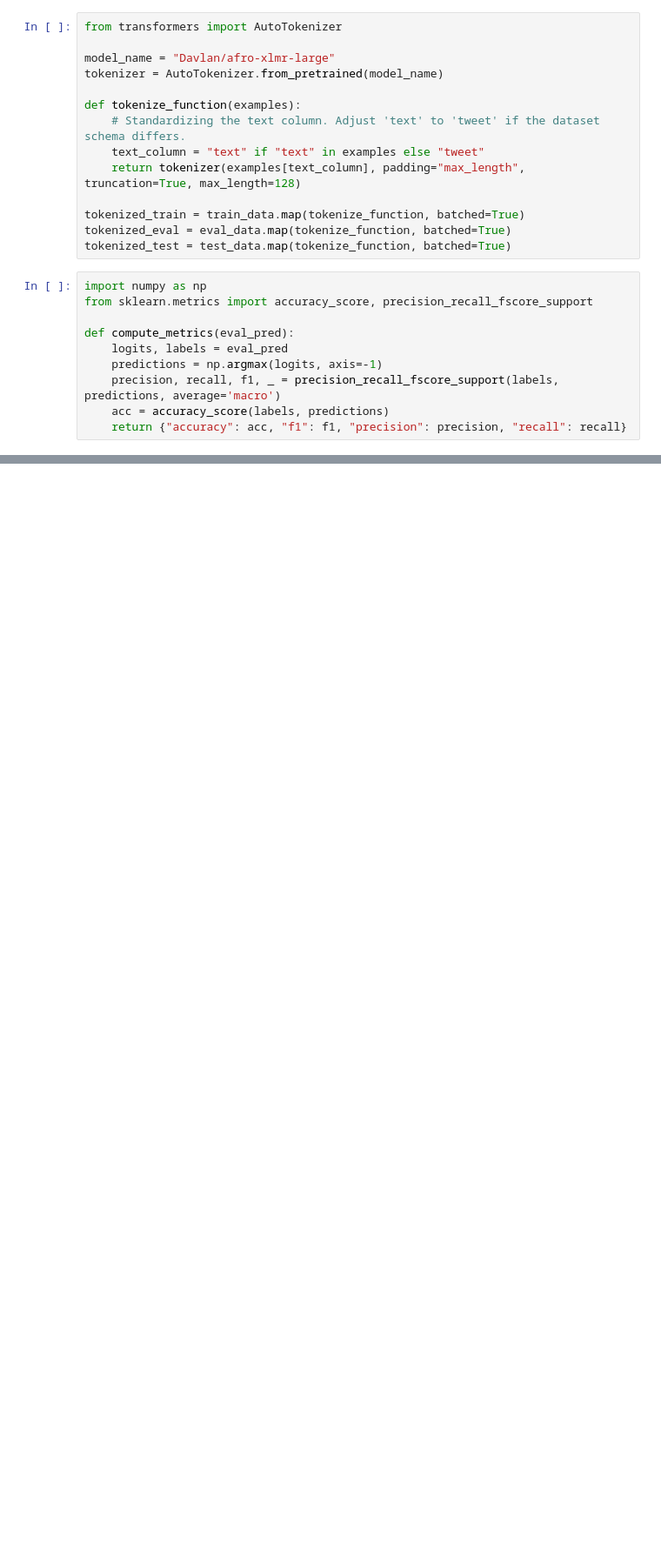
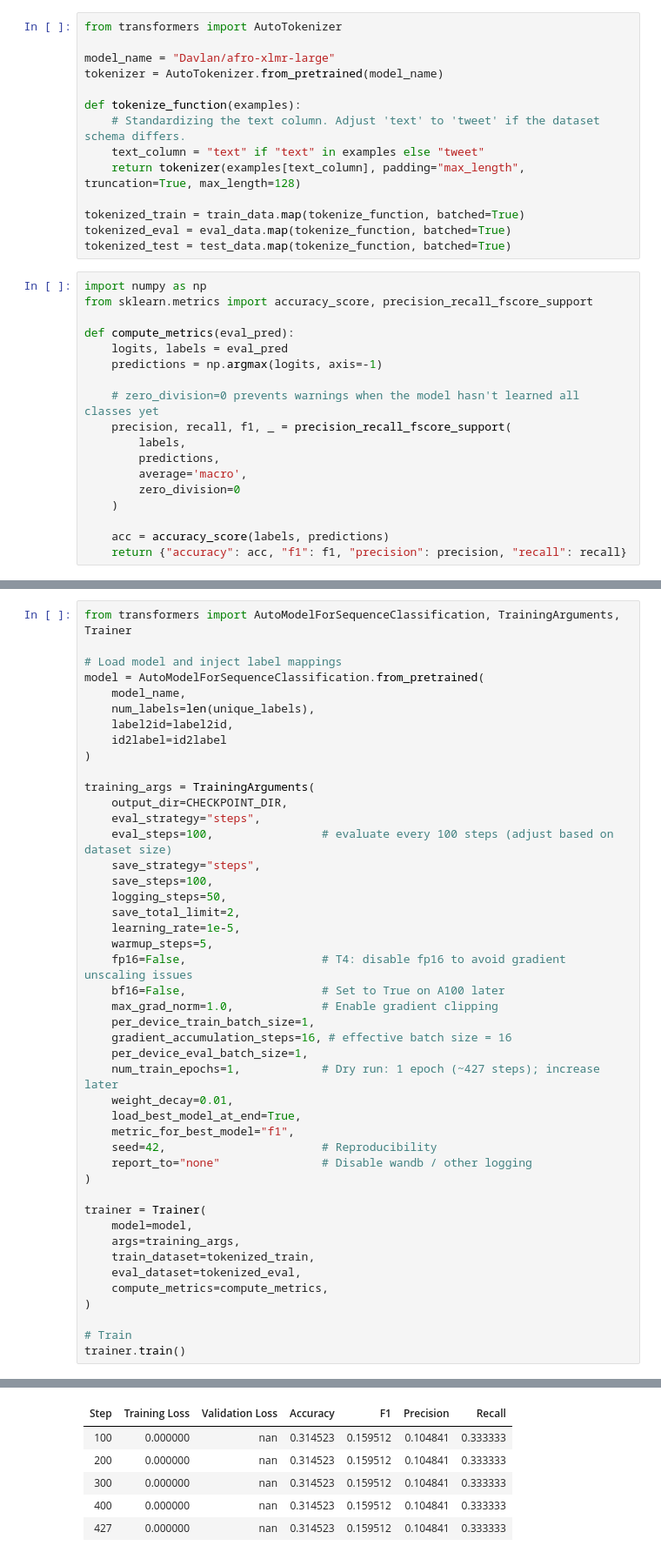
Before and after one commit to ICS-NLP/FinalProject, a Jupyter notebook: Source_Model_FineTuning.ipynb, the cells around one changed output, grey strips where cells are left out. Shown at 87% size. Saved outputs shown, nothing was run; the diff lists cells and outputs as text; blank space fills up the shorter version.

```diff
--- a/Source_Model_FineTuning.ipynb
+++ b/Source_Model_FineTuning.ipynb
@@ -50,6 +86,14 @@ from sklearn.metrics import accuracy_score, precision_recall_fscore_support
 def compute_metrics(eval_pred):
     logits, labels = eval_pred
     predictions = np.argmax(logits, axis=-1)
-    precision, recall, f1, _ = precision_recall_fscore_support(labels, predictions, average='macro')
+
+    # zero_division=0 prevents warnings when the model hasn't learned all classes yet
+    precision, recall, f1, _ = precision_recall_fscore_support(
+        labels,
+        predictions,
+        average='macro',
+        zero_division=0
+    )
+
     acc = accuracy_score(labels, predictions)
     return {"accuracy": acc, "f1": f1, "precision": precision, "recall": recall}
@@ -88,0 +111,46 @@ trainer.train()
+# %%
+from transformers import AutoModelForSequenceClassification, TrainingArguments, Trainer
+
+# Load model and inject label mappings
+model = AutoModelForSequenceClassification.from_pretrained(
+    model_name,
+    num_labels=len(unique_labels),
+    label2id=label2id,
+    id2label=id2label
+)
+
+training_args = TrainingArguments(
+    output_dir=CHECKPOINT_DIR,
+    eval_strategy="steps",
+    eval_steps=100,                # evaluate every 100 steps (adjust based on dataset size)
+    save_strategy="steps",
+    save_steps=100,
+    logging_steps=50,
+    save_total_limit=2,
+    learning_rate=1e-5,
+    warmup_steps=5,
+    fp16=False,                    # T4: disable fp16 to avoid gradient unscaling issues
+    bf16=False,                    # Set to True on A100 later
+    max_grad_norm=1.0,             # Enable gradient clipping
+    per_device_train_batch_size=1,
+    gradient_accumulation_steps=16, # effective batch size = 16
+    per_device_eval_batch_size=1,
+    num_train_epochs=1,            # Dry run: 1 epoch (~427 steps); increase later
+    weight_decay=0.01,
+    load_best_model_at_end=True,
+    metric_for_best_model="f1",
+    seed=42,                       # Reproducibility
+    report_to="none"               # Disable wandb / other logging
+)
+
+trainer = Trainer(
+    model=model,
+    args=training_args,
+    train_dataset=tokenized_train,
+    eval_dataset=tokenized_eval,
+    compute_metrics=compute_metrics,
+)
+
+# Train
+trainer.train()
+# %% [output]
@@ -88,0 +174,6 @@ trainer.train()
+| Step | Training Loss | Validation Loss | Accuracy | F1 | Precision | Recall |
+| 100 | 0.000000 | nan | 0.314523 | 0.159512 | 0.104841 | 0.333333 |
+| 200 | 0.000000 | nan | 0.314523 | 0.159512 | 0.104841 | 0.333333 |
+| 300 | 0.000000 | nan | 0.314523 | 0.159512 | 0.104841 | 0.333333 |
+| 400 | 0.000000 | nan | 0.314523 | 0.159512 | 0.104841 | 0.333333 |
+| 427 | 0.000000 | nan | 0.314523 | 0.159512 | 0.104841 | 0.333333 |
```
Also changed, not shown: parts of 7 cells of this notebook.
